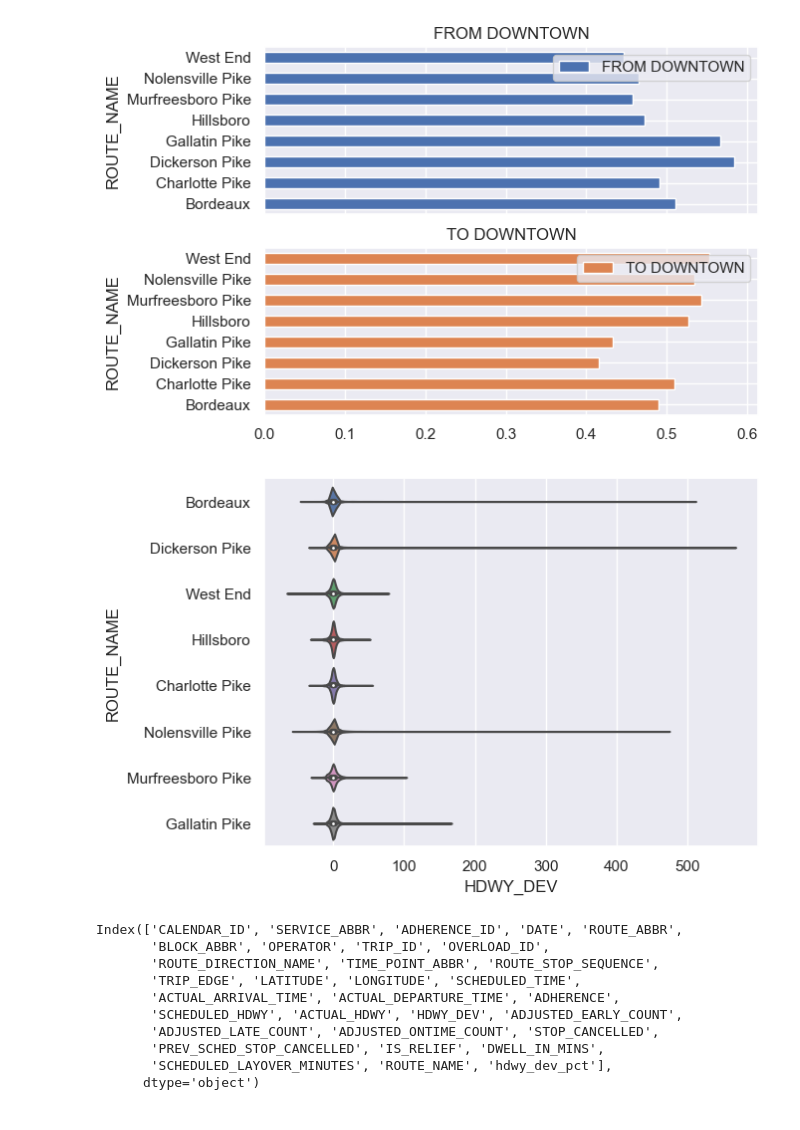
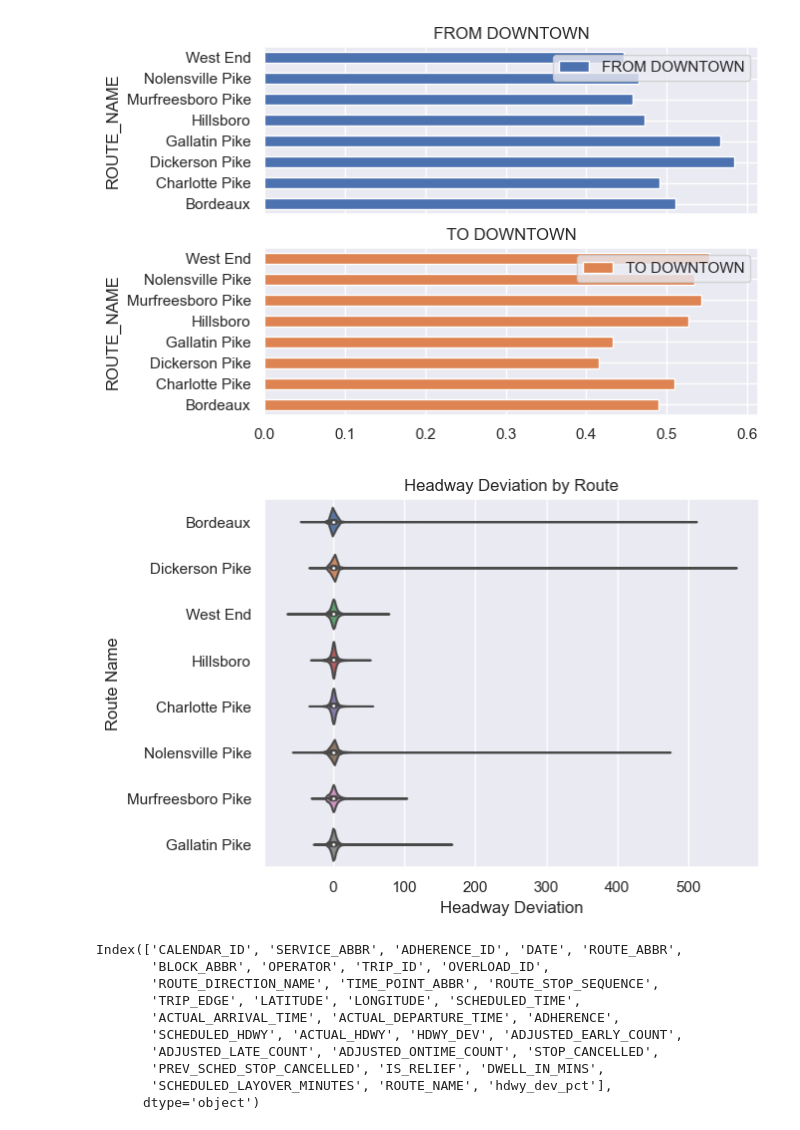
Before and after one commit to NSS-Data-Analytics-Cohort-11/wego-new-california-republic, a Jupyter notebook: notebooks/WeGo Data Introduction.ipynb, the cells around one changed output. Drawn from its saved outputs; the diff is of its cells as text; code cells hidden in the pictures.

```diff
--- a/notebooks/WeGo Data Introduction.ipynb
+++ b/notebooks/WeGo Data Introduction.ipynb
@@ -426,11 +442,14 @@ array([<Axes: title={'center': 'FROM DOWNTOWN'}, ylabel='ROUTE_NAME'>,
 # %%
 #This violin chart shows the headway deviation between the 8 routes.
 sns.set_theme(style="darkgrid")
 sns.violinplot(x=wego['HDWY_DEV'], y=wego['ROUTE_NAME'])
+plt.ylabel('Route Name')
+plt.xlabel('Headway Deviation')
+plt.title('Headway Deviation by Route')
 plt.show()
 #Notice the gapping is much more pronounced overall
 # %% [output]
-[figure, old version]
+[figure, new version]
 # %%
 wego.columns
 # %% [output]
```
Also changed, not shown: parts of 35 cells of this notebook.
